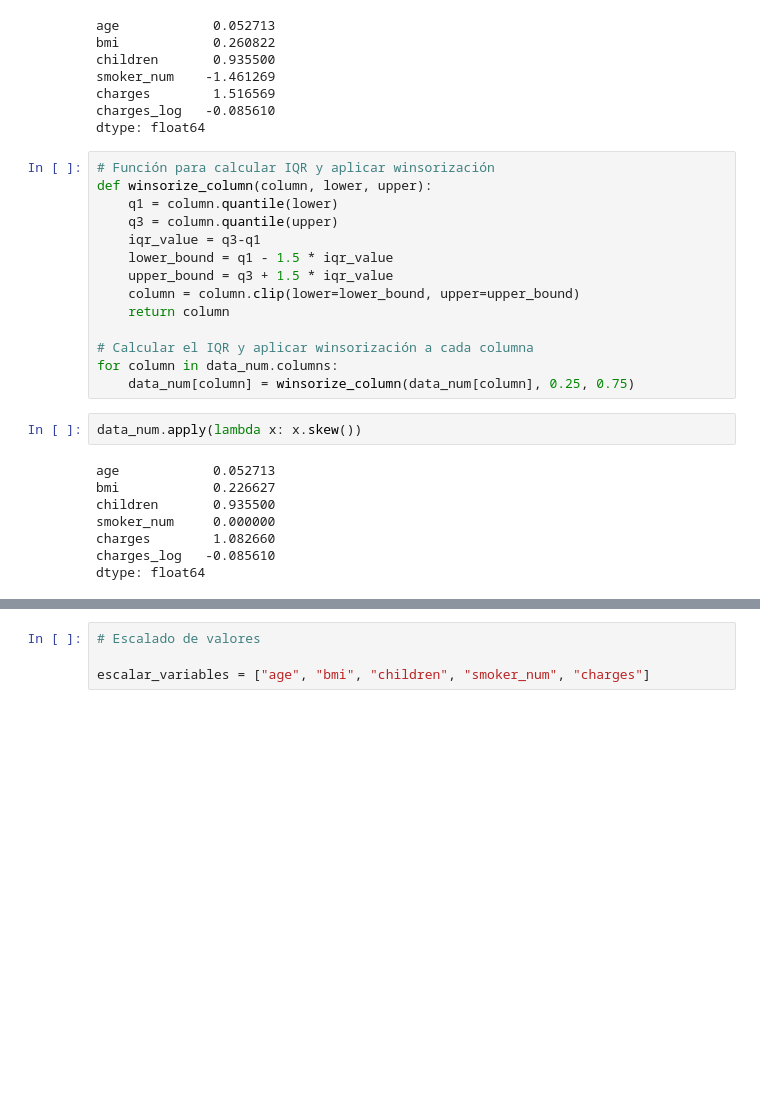
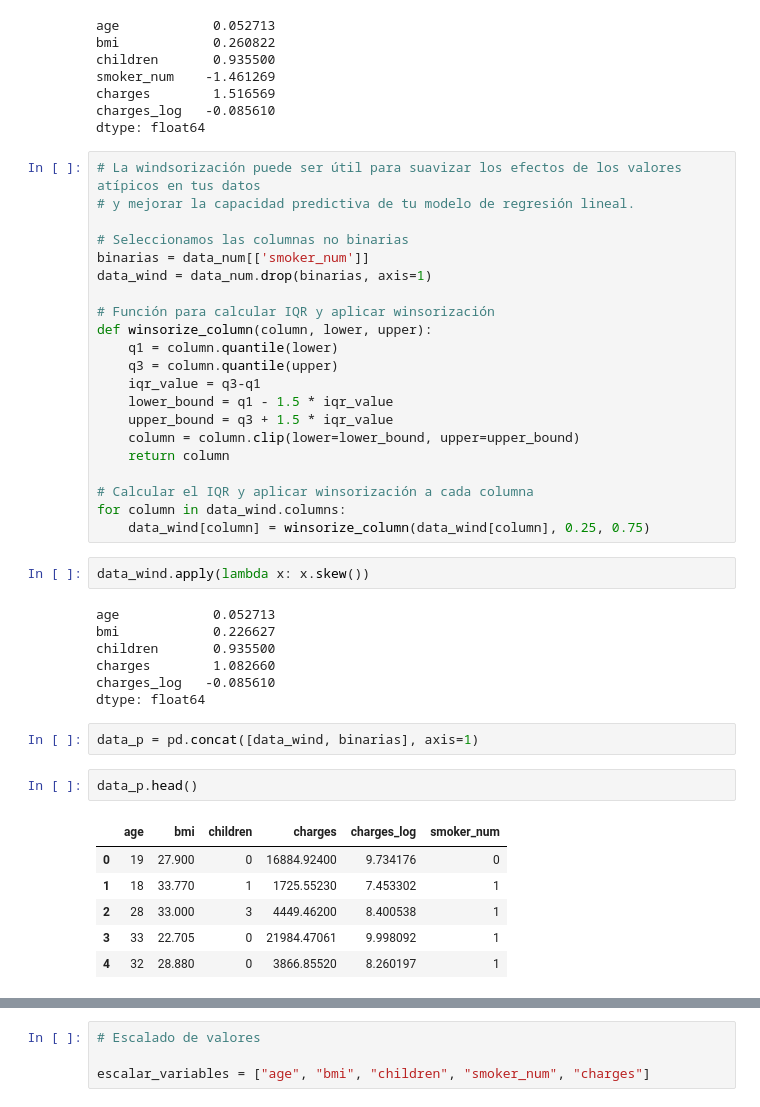
Before and after one commit to RmVa23/linear-regression, a Jupyter notebook: src/explore.ipynb, the cells around one changed output, grey strips where cells are left out. Drawn from its saved outputs; the diff is of its cells as text; blank space fills up the shorter version.

```diff
--- a/src/explore.ipynb
+++ b/src/explore.ipynb
@@ -356,6 +356,13 @@ charges        1.516569
 charges_log   -0.085610
 dtype: float64
 # %%
+# La windsorización puede ser útil para suavizar los efectos de los valores atípicos en tus datos
+# y mejorar la capacidad predictiva de tu modelo de regresión lineal.
+
+# Seleccionamos las columnas no binarias
+binarias = data_num[['smoker_num']]
+data_wind = data_num.drop(binarias, axis=1)
+
 # Función para calcular IQR y aplicar winsorización
 def winsorize_column(column, lower, upper):
     q1 = column.quantile(lower)
@@ -367,15 +374,25 @@ def winsorize_column(column, lower, upper):
     return column
 
 # Calcular el IQR y aplicar winsorización a cada columna
-for column in data_num.columns:
-    data_num[column] = winsorize_column(data_num[column], 0.25, 0.75)
+for column in data_wind.columns:
+    data_wind[column] = winsorize_column(data_wind[column], 0.25, 0.75)
 # %%
-data_num.apply(lambda x: x.skew())
+data_wind.apply(lambda x: x.skew())
 # %% [output]
 age            0.052713
 bmi            0.226627
 children       0.935500
-smoker_num     0.000000
 charges        1.082660
 charges_log   -0.085610
 dtype: float64
+# %%
+data_p = pd.concat([data_wind, binarias], axis=1)
+# %%
+data_p.head()
+# %% [output]
+|  | age | bmi | children | charges | charges_log | smoker_num |
+| 0 | 19 | 27.900 | 0 | 16884.92400 | 9.734176 | 0 |
+| 1 | 18 | 33.770 | 1 | 1725.55230 | 7.453302 | 1 |
+| 2 | 28 | 33.000 | 3 | 4449.46200 | 8.400538 | 1 |
+| 3 | 33 | 22.705 | 0 | 21984.47061 | 9.998092 | 1 |
+| 4 | 32 | 28.880 | 0 | 3866.85520 | 8.260197 | 1 |
```
Also changed, not shown: parts of 3 cells of this notebook.
